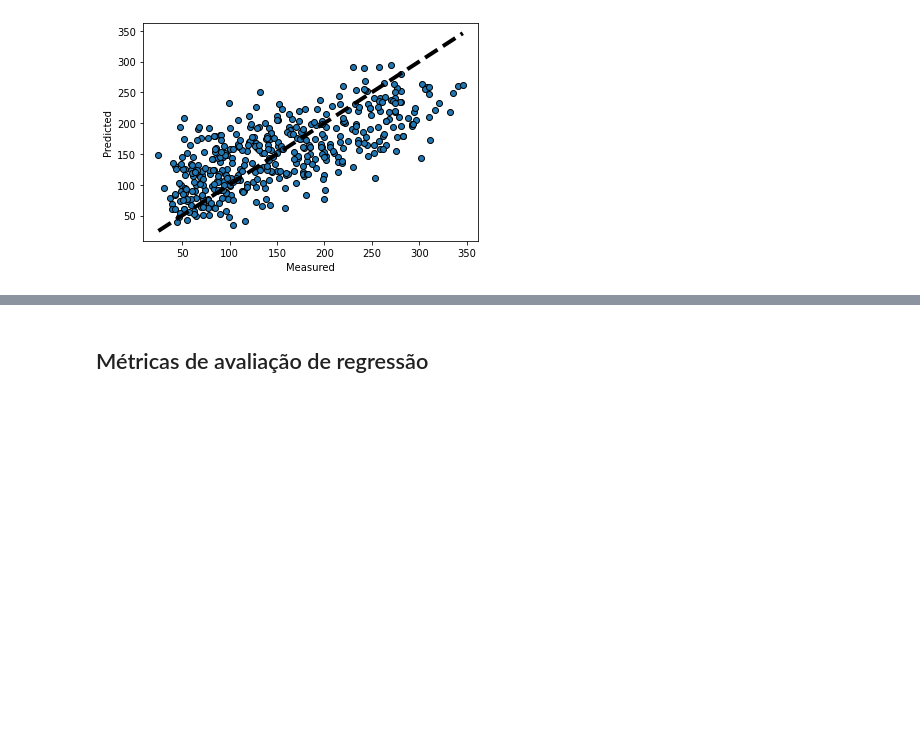
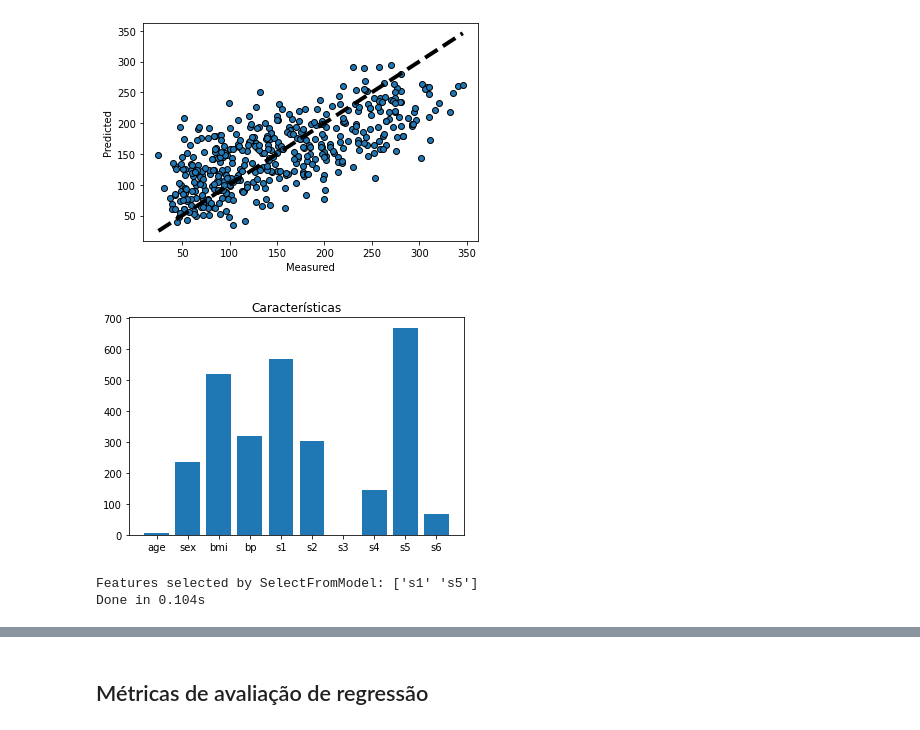
Before and after one commit to Void-Sentry/Machine-Learning, a Jupyter notebook: Diabetes.ipynb, the cells around one changed output, grey strips where cells are left out. Saved outputs shown, nothing was run; the diff lists cells and outputs as text; code cells hidden in the pictures; blank space fills up the shorter version.

```diff
--- a/Diabetes.ipynb
+++ b/Diabetes.ipynb
@@ -132,3 +135,26 @@ ax.set_ylabel('Predicted')
 plt.show()
 # %% [output]
 [figure]
+# %%
+from sklearn.linear_model import LassoCV
+
+lasso = LassoCV().fit(X, y)
+importance = np.abs(lasso.coef_)
+feature_names = np.array(diabete.feature_names)
+plt.bar(height=importance, x=feature_names)
+plt.title("Características")
+plt.show()
+# %% [output]
+[figure, added]
+# %%
+threshold = np.sort(importance)[-3] + 0.01
+
+tic = time()
+sfm = SelectFromModel(lasso, threshold=threshold).fit(X, y)
+toc = time()
+print("Features selected by SelectFromModel: "
+      f"{feature_names[sfm.get_support()]}")
+print(f"Done in {toc - tic:.3f}s")
+# %% [output]
+Features selected by SelectFromModel: ['s1' 's5']
+Done in 0.104s
```
Also changed, not shown: parts of 17 cells of this notebook.
